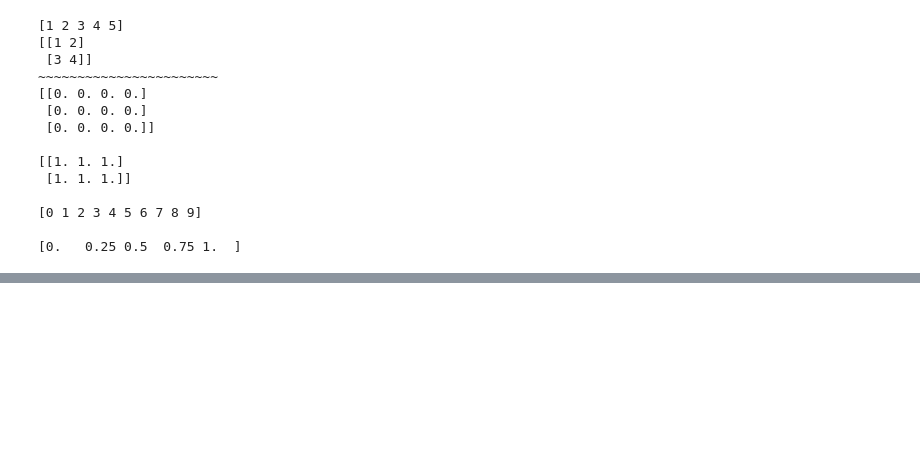
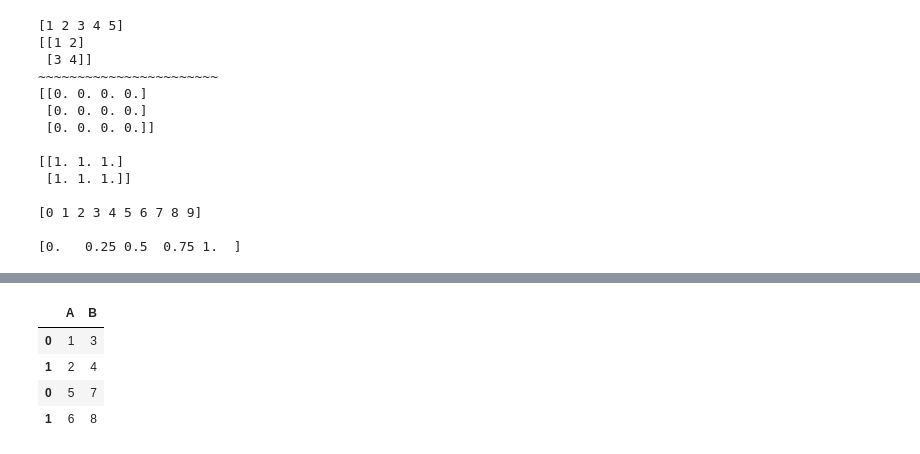
Before and after one commit to zhanghuile069-jpg/weekly-learning, a Jupyter notebook: week1/week01.ipynb, the cells around one changed output, grey strips where cells are left out. Saved outputs shown, nothing was run; the diff lists cells and outputs as text; code cells hidden in the pictures; blank space fills up the shorter version.

```diff
--- a/week1/week01.ipynb
+++ b/week1/week01.ipynb
@@ -319,0 +828,13 @@ print(arr.dtype)  #数据类型
+# %%
+# 5.3 数据合并
+
+# concat —— 上下拼接
+df1 = pd.DataFrame({"A": [1, 2], "B": [3, 4]})
+df2 = pd.DataFrame({"A": [5, 6], "B": [7, 8]})
+pd.concat([df1, df2])   # 纵向拼接
+# %% [output]
+|  | A | B |
+| 0 | 1 | 3 |
+| 1 | 2 | 4 |
+| 0 | 5 | 7 |
+| 1 | 6 | 8 |
```
Also changed, not shown: parts of 45 cells of this notebook, 6 other files.
